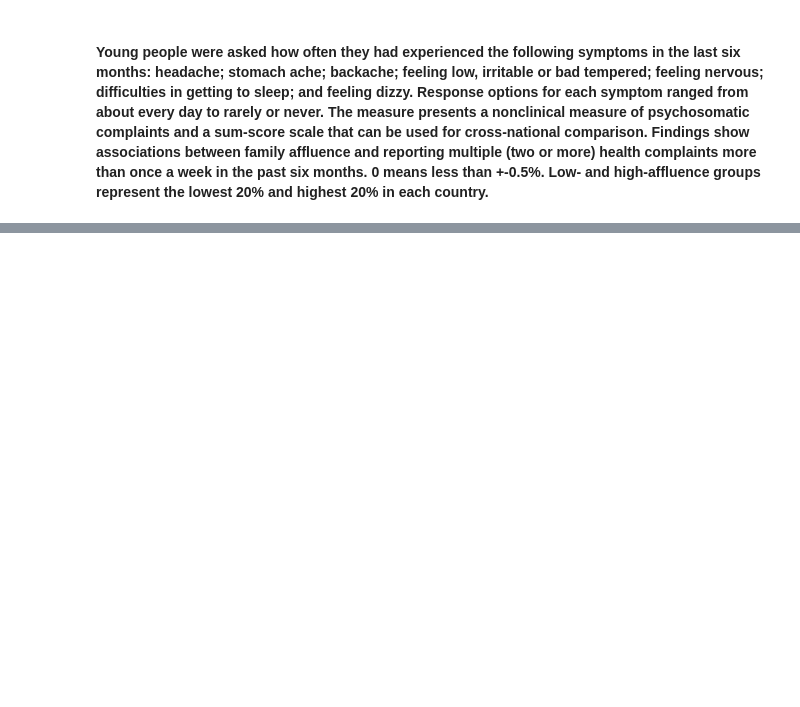
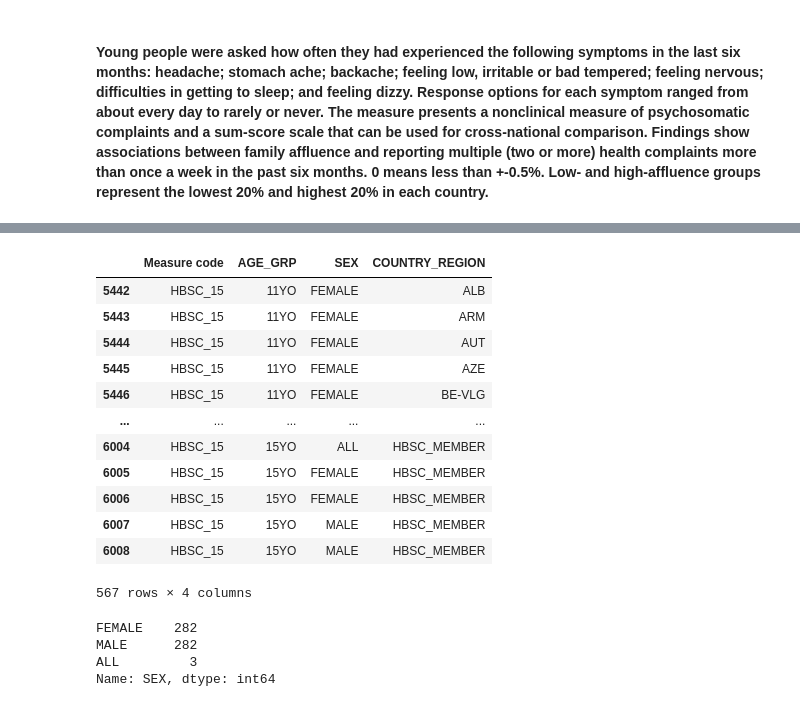
Before and after one commit to EduHealth-Insights/Edu-health-demographics, a Jupyter notebook: data_susanne.ipynb, the cells around one changed output, grey strips where cells are left out. Cells and saved outputs as stored; diff of their text form; code cells hidden in the pictures; blank space fills up the shorter version.

```diff
--- a/data_susanne.ipynb
+++ b/data_susanne.ipynb
@@ -345,0 +421,23 @@ plt.xticks(rotation=90)
+# %%
+high_lifesat.dropna(axis='columns')
+# %% [output]
+|  | Measure code | AGE_GRP | SEX | COUNTRY_REGION |
+| 5442 | HBSC_15 | 11YO | FEMALE | ALB |
+| 5443 | HBSC_15 | 11YO | FEMALE | ARM |
+| 5444 | HBSC_15 | 11YO | FEMALE | AUT |
+| 5445 | HBSC_15 | 11YO | FEMALE | AZE |
+| 5446 | HBSC_15 | 11YO | FEMALE | BE-VLG |
+| ... | ... | ... | ... | ... |
+| 6004 | HBSC_15 | 15YO | ALL | HBSC_MEMBER |
+| 6005 | HBSC_15 | 15YO | FEMALE | HBSC_MEMBER |
+| 6006 | HBSC_15 | 15YO | FEMALE | HBSC_MEMBER |
+| 6007 | HBSC_15 | 15YO | MALE | HBSC_MEMBER |
+| 6008 | HBSC_15 | 15YO | MALE | HBSC_MEMBER |
+567 rows × 4 columns
+# %%
+high_lifesat['SEX'].value_counts()
+# %% [output]
+FEMALE    282
+MALE      282
+ALL         3
+Name: SEX, dtype: int64
```
Also changed, not shown: parts of 16 cells of this notebook.
